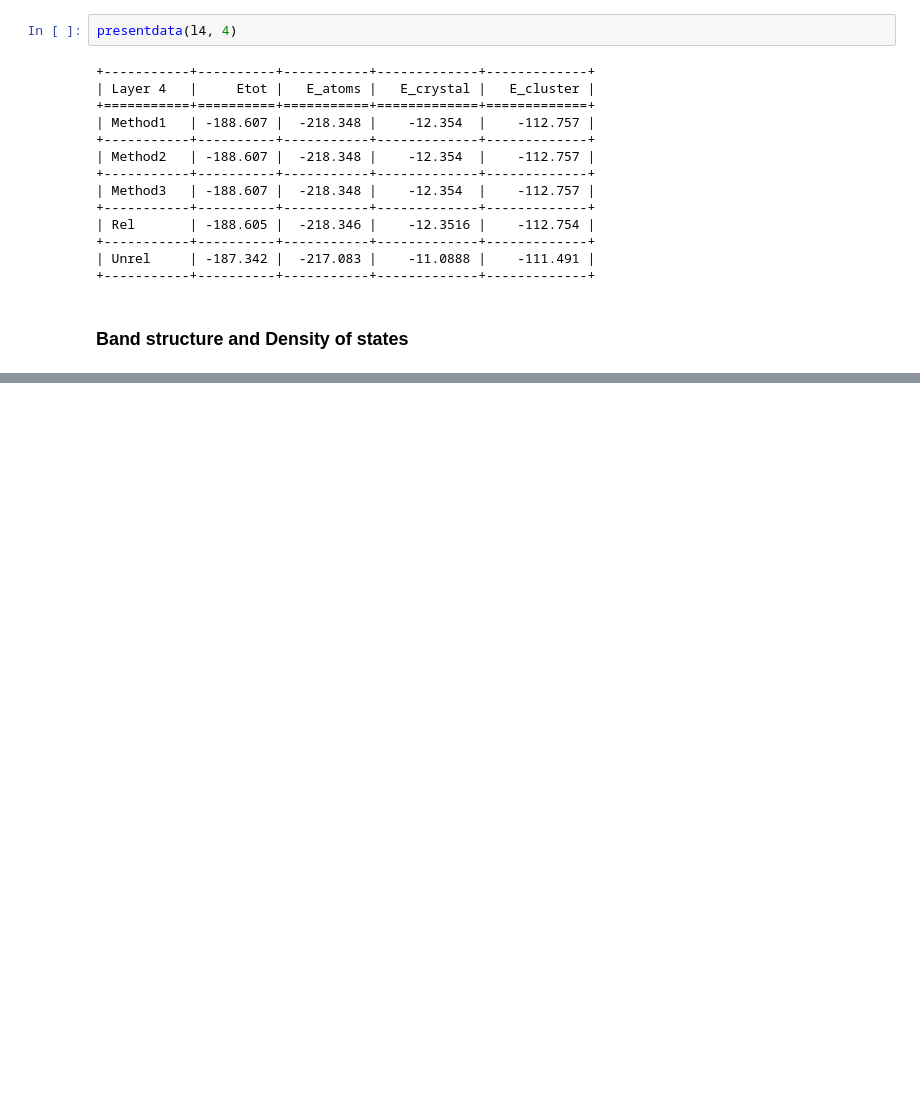
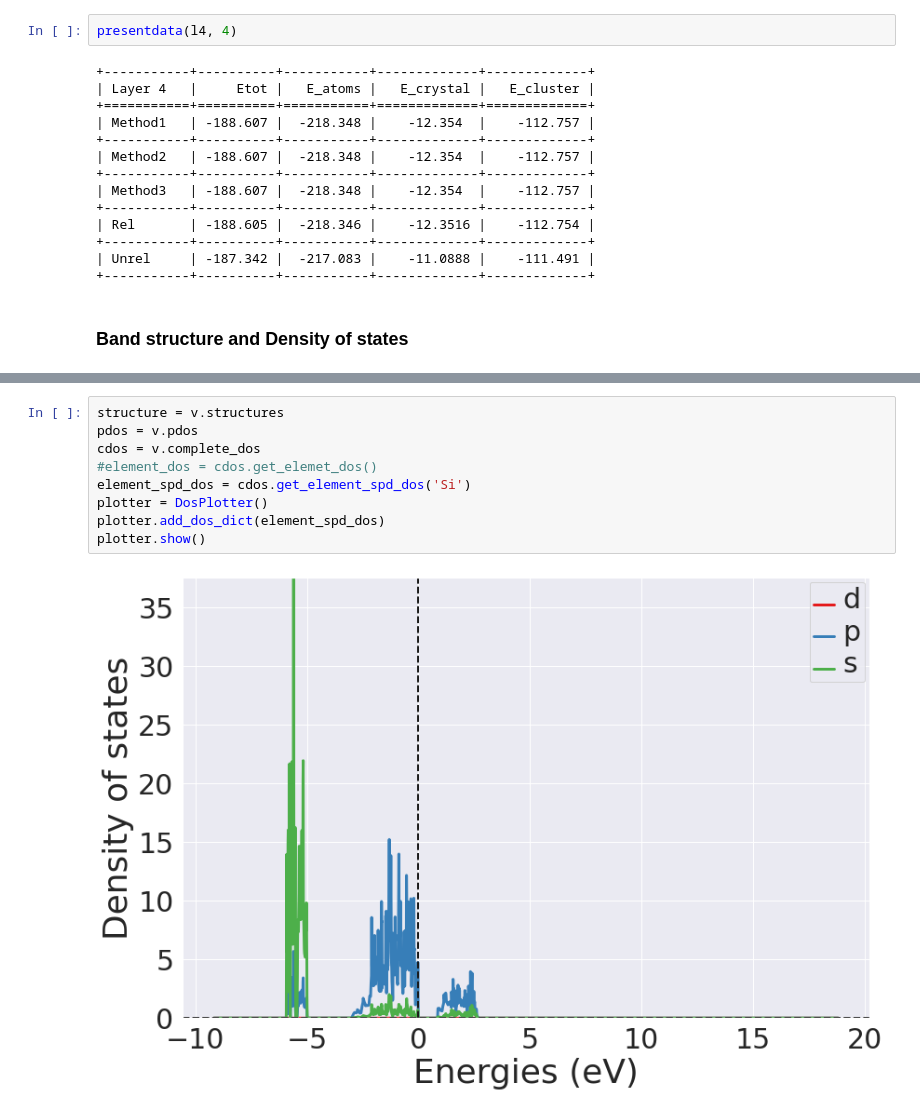
Before and after one commit to Moejay10/DFT, a Jupyter notebook: Code/DFT_Python.ipynb, the cells around one changed output, grey strips where cells are left out. Drawn from its saved outputs; the diff is of its cells as text; blank space fills up the shorter version.

```diff
--- a/Code/DFT_Python.ipynb
+++ b/Code/DFT_Python.ipynb
@@ -510,0 +509,11 @@ NameError: name 'exit' is not defined
+# %%
+structure = v.structures
+pdos = v.pdos
+cdos = v.complete_dos
+#element_dos = cdos.get_elemet_dos()
+element_spd_dos = cdos.get_element_spd_dos('Si')
+plotter = DosPlotter()
+plotter.add_dos_dict(element_spd_dos)
+plotter.show()
+# %% [output]
+[figure, added]
```
Also changed, not shown: parts of 4 cells of this notebook.
